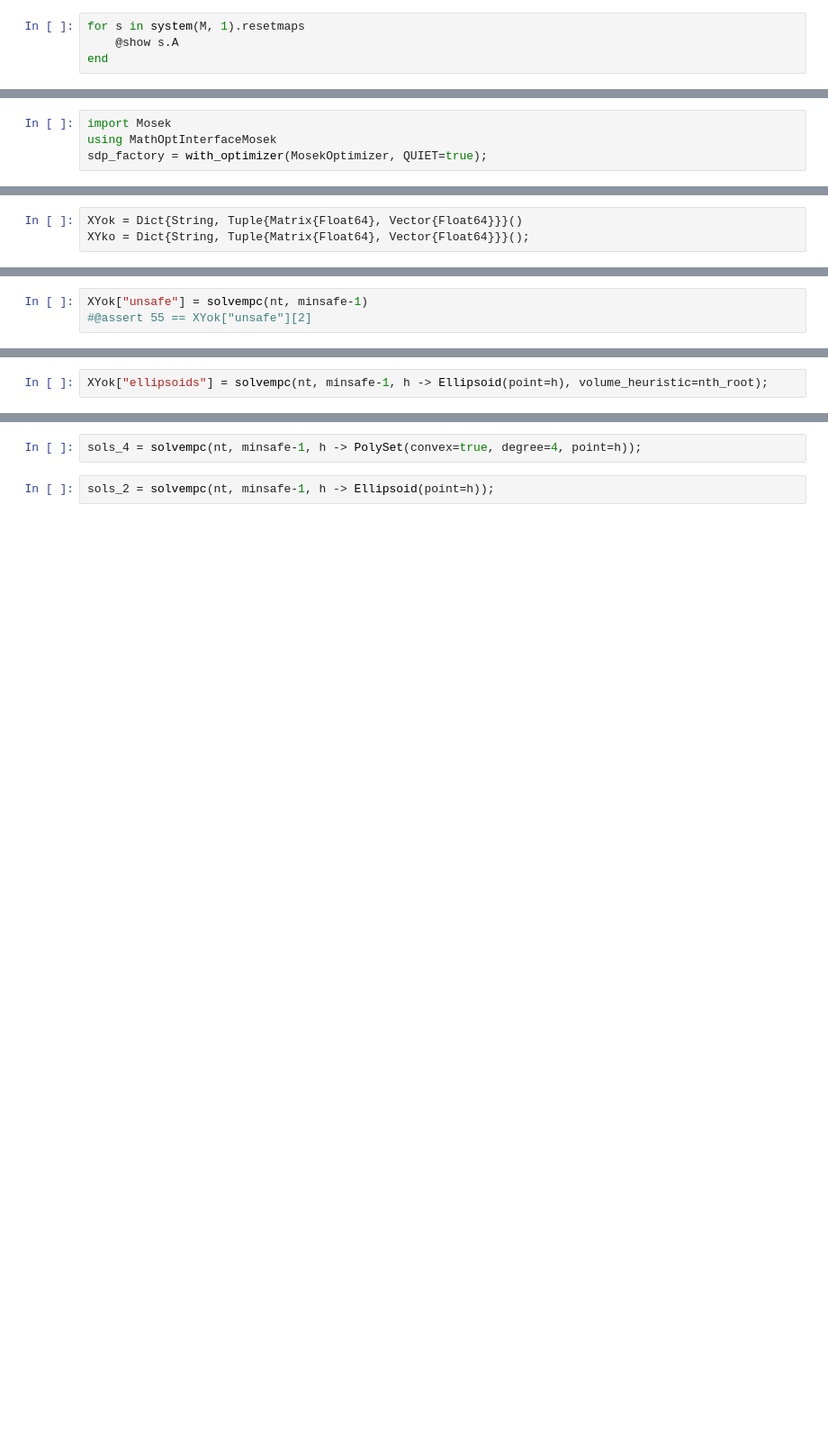
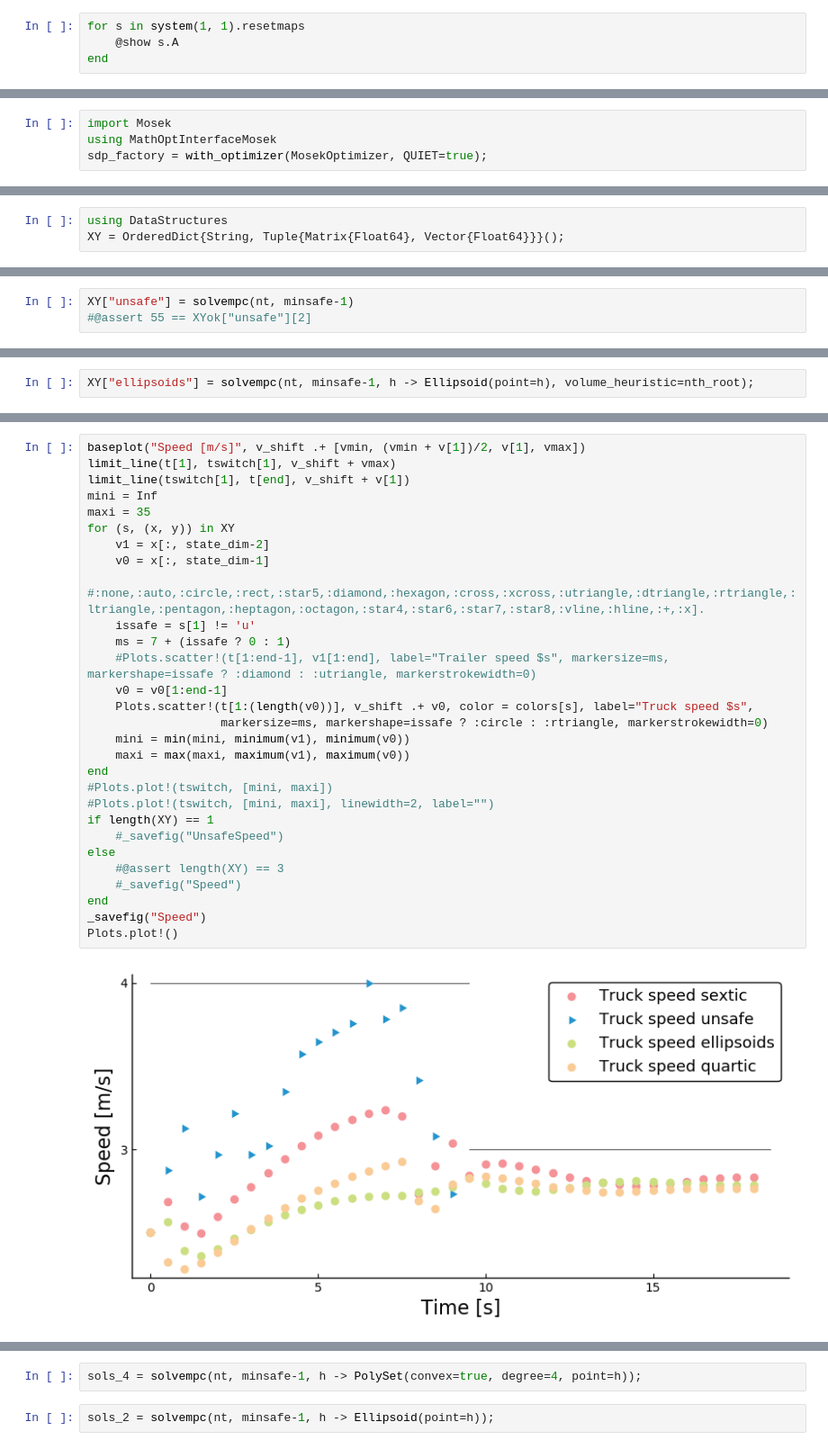
Before and after one commit to blegat/SwitchOnSafety.jl, a Jupyter notebook: examples/model_predictive_control.ipynb, the cells around one changed output, grey strips where cells are left out. Shown at 90% size. Cells and saved outputs as stored; diff of their text form; blank space fills up the shorter version.

```diff
--- a/examples/model_predictive_control.ipynb
+++ b/examples/model_predictive_control.ipynb
@@ -30,5 +5,5 @@ const MOI = JuMP.MOI;
 # %%
-for s in system(M, 1).resetmaps
+for s in system(1, 1).resetmaps
     @show s.A
 end
 # %% [output]
@@ -273,3 +241,3 @@ minsafe = 3
 # %%
-XYok = Dict{String, Tuple{Matrix{Float64}, Vector{Float64}}}()
-XYko = Dict{String, Tuple{Matrix{Float64}, Vector{Float64}}}();
+using DataStructures
+XY = OrderedDict{String, Tuple{Matrix{Float64}, Vector{Float64}}}();
@@ -276,4 +252,4 @@ XYko = Dict{String, Tuple{Matrix{Float64}, Vector{Float64}}}();
 # %%
-XYok["unsafe"] = solvempc(nt, minsafe-1)
+XY["unsafe"] = solvempc(nt, minsafe-1)
 #@assert 55 == XYok["unsafe"][2]
 # %% [output]
@@ -300,3 +275,3 @@ feasible = true
 # %%
-XYok["ellipsoids"] = solvempc(nt, minsafe-1, h -> Ellipsoid(point=h), volume_heuristic=nth_root);
+XY["ellipsoids"] = solvempc(nt, minsafe-1, h -> Ellipsoid(point=h), volume_heuristic=nth_root);
 # %% [output]
@@ -319,0 +408,31 @@ feasible = true
+# %%
+baseplot("Speed [m/s]", v_shift .+ [vmin, (vmin + v[1])/2, v[1], vmax])
+limit_line(t[1], tswitch[1], v_shift + vmax)
+limit_line(tswitch[1], t[end], v_shift + v[1])
+mini = Inf
+maxi = 35
+for (s, (x, y)) in XY
+    v1 = x[:, state_dim-2]
+    v0 = x[:, state_dim-1]
+    #:none,:auto,:circle,:rect,:star5,:diamond,:hexagon,:cross,:xcross,:utriangle,:dtriangle,:rtriangle,:ltriangle,:pentagon,:heptagon,:octagon,:star4,:star6,:star7,:star8,:vline,:hline,:+,:x].
+    issafe = s[1] != 'u'
+    ms = 7 + (issafe ? 0 : 1)
+    #Plots.scatter!(t[1:end-1], v1[1:end], label="Trailer speed $s", markersize=ms, markershape=issafe ? :diamond : :utriangle, markerstrokewidth=0)
+    v0 = v0[1:end-1]
+    Plots.scatter!(t[1:(length(v0))], v_shift .+ v0, color = colors[s], label="Truck speed $s",
+                   markersize=ms, markershape=issafe ? :circle : :rtriangle, markerstrokewidth=0)
+    mini = min(mini, minimum(v1), minimum(v0))
+    maxi = max(maxi, maximum(v1), maximum(v0))
+end
+#Plots.plot!(tswitch, [mini, maxi])
+#Plots.plot!(tswitch, [mini, maxi], linewidth=2, label="")
+if length(XY) == 1
+    #_savefig("UnsafeSpeed")
+else
+    #@assert length(XY) == 3
+    #_savefig("Speed")
+end
+_savefig("Speed")
+Plots.plot!()
+# %% [output]
+[figure, added]
```
Also changed, not shown: parts of 32 cells of this notebook, 2 other files.
